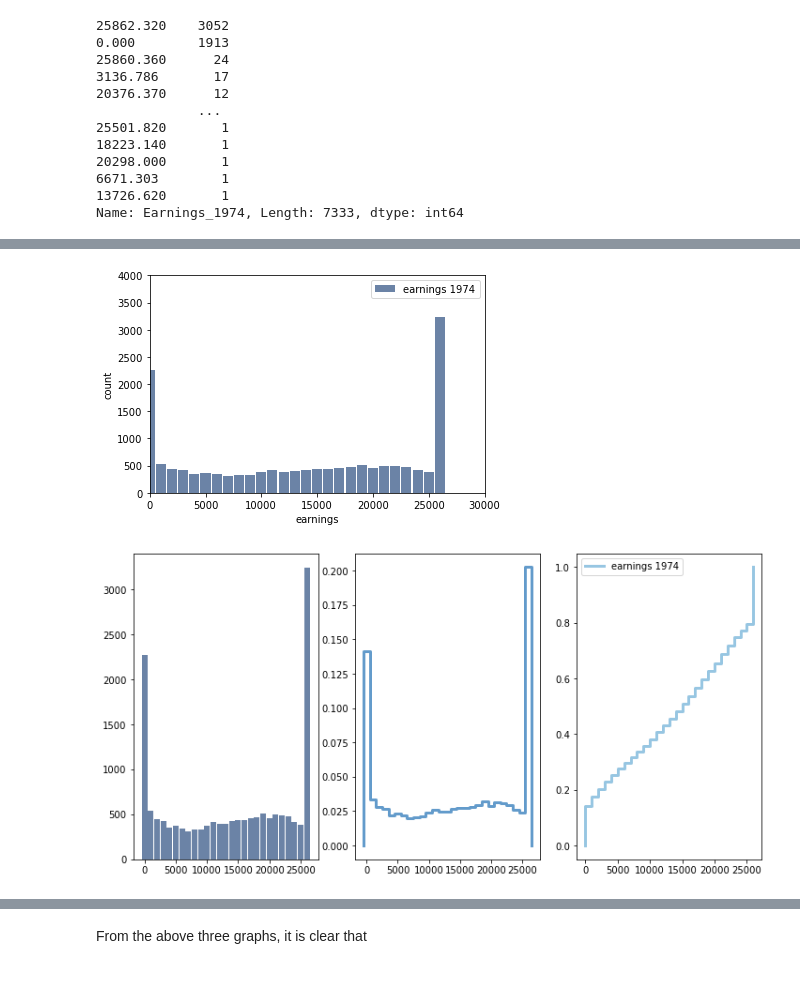
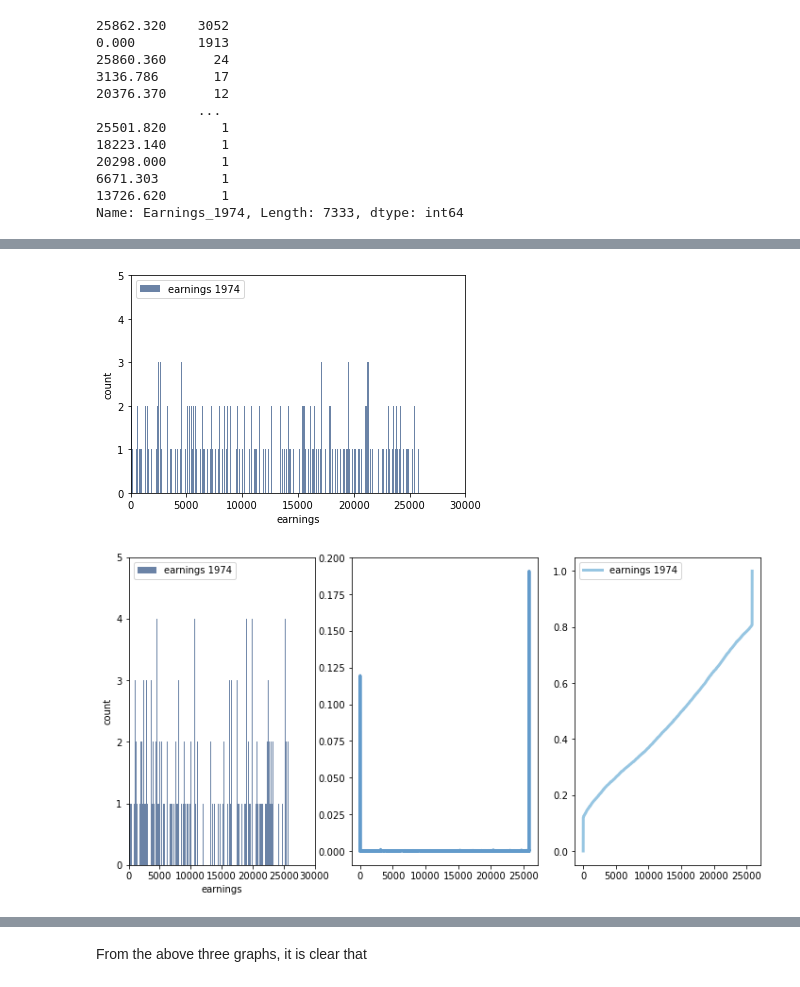
Before and after one commit to Soniyasunny1/Assignment, a Jupyter notebook: AssignmentStatsNEW.ipynb, the cells around one changed output, grey strips where cells are left out. Drawn from its saved outputs; the diff is of its cells as text; code cells hidden in the pictures.

```diff
--- a/AssignmentStatsNEW.ipynb
+++ b/AssignmentStatsNEW.ipynb
@@ -372,21 +346,23 @@ Name: Earnings_1978, dtype: float64
 # %%
-hist74 = thinkstats2.Hist(earn74, label="earnings 1974")
+hist74 = thinkstats2.Hist(df["Earnings_1974"], label="earnings 1974")
 thinkplot.Hist(hist74)
-thinkplot.Config(xlabel="earnings", ylabel="count", xlim=[0,30000], ylim=[0,4000])
+thinkplot.Config(xlabel="earnings", ylabel="count", xlim=[0,30000], ylim=[0,5])
 # %% [output]
-[figure, old version]
+[figure, new version]
 # %%
-hist74 = thinkstats2.Hist(earn74, label="earnings 1974")
-pmf74 = thinkstats2.Pmf(earn74, label="earnings 1974")
-cdf74 = thinkstats2.Cdf(earn74, label="earnings 1974")
+hist74 = thinkstats2.Hist(df["Earnings_1974"], label="earnings 1974")
+pmf74 = thinkstats2.Pmf(df["Earnings_1974"], label="earnings 1974")
+cdf74 = thinkstats2.Cdf(df["Earnings_1974"], label="earnings 1974")
 
 thinkplot.PrePlot(3, cols=3)
 thinkplot.Hist(hist74)
+thinkplot.Config(xlabel="earnings", ylabel="count", xlim=[0,30000], ylim=[0,5])
+
 thinkplot.SubPlot(2)
 thinkplot.Pmf(pmf74)
 thinkplot.SubPlot(3)
 thinkplot.Cdf(cdf74)
 thinkplot.Config()
 # %% [output]
-[figure, old version]
+[figure, new version]
 # %%
```
Also changed, not shown: parts of 3 cells of this notebook, 1 other file.
